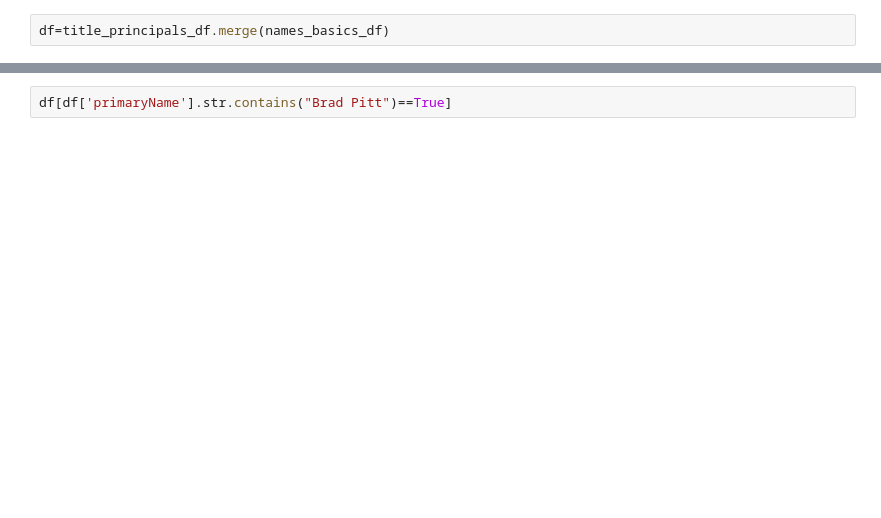
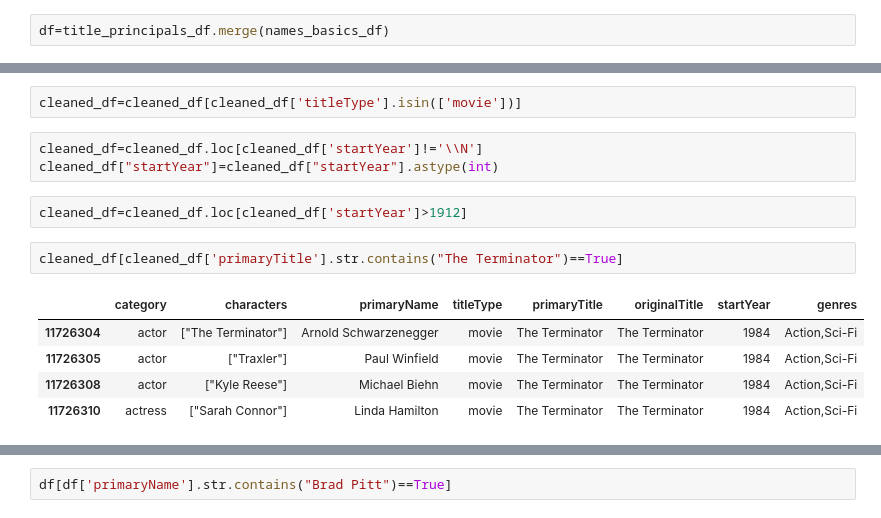
Before and after one commit to B-Aldridge/Final_Project, a Jupyter notebook: actors and roles files/reader.ipynb, the cells around one changed output, grey strips where cells are left out. Saved outputs shown, nothing was run; the diff lists cells and outputs as text; blank space fills up the shorter version.

```diff
--- a/actors and roles files/reader.ipynb
+++ b/actors and roles files/reader.ipynb
@@ -29,2 +79,17 @@ AttributeError: 'function' object has no attribute 'dropna'
+# %%
+cleaned_df=cleaned_df[cleaned_df['titleType'].isin(['movie'])]
+# %%
+cleaned_df=cleaned_df.loc[cleaned_df['startYear']!='\\N']
+cleaned_df["startYear"]=cleaned_df["startYear"].astype(int)
+# %%
+cleaned_df=cleaned_df.loc[cleaned_df['startYear']>1912]
+# %%
+cleaned_df[cleaned_df['primaryTitle'].str.contains("The Terminator")==True]
+# %% [output]
+|  | category | characters | primaryName | titleType | primaryTitle | originalTitle | startYear | genres |
+| 11726304 | actor | ["The Terminator"] | Arnold Schwarzenegger | movie | The Terminator | The Terminator | 1984 | Action,Sci-Fi |
+| 11726305 | actor | ["Traxler"] | Paul Winfield | movie | The Terminator | The Terminator | 1984 | Action,Sci-Fi |
+| 11726308 | actor | ["Kyle Reese"] | Michael Biehn | movie | The Terminator | The Terminator | 1984 | Action,Sci-Fi |
+| 11726310 | actress | ["Sarah Connor"] | Linda Hamilton | movie | The Terminator | The Terminator | 1984 | Action,Sci-Fi |
 # %%
 # %% [output]
```
Also changed, not shown: parts of 14 cells of this notebook, 1 other file.
